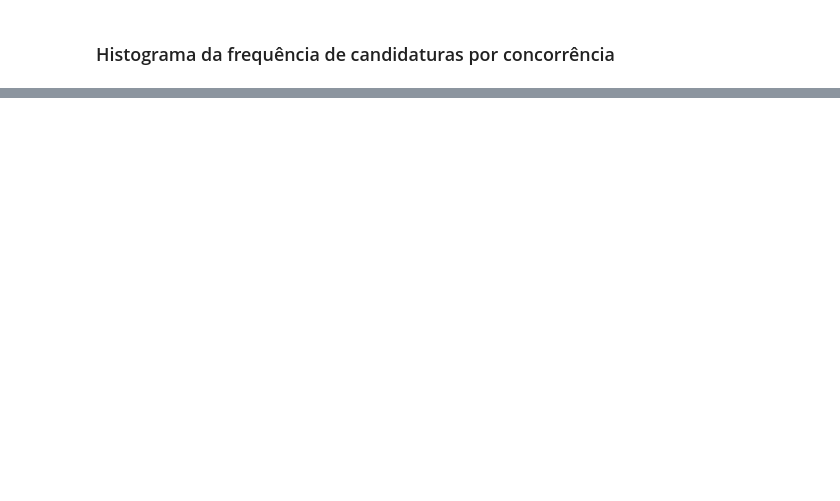
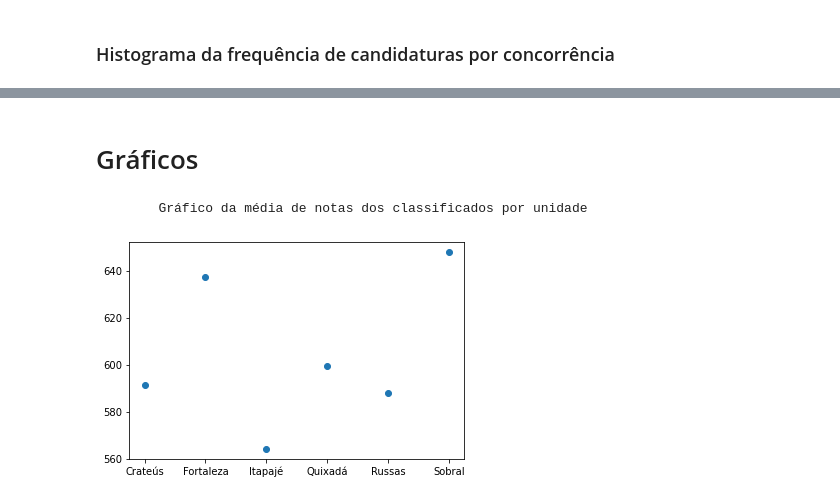
Before and after one commit to Brabissima/Data-Science, a Jupyter notebook: Trabalho 02/Trabalho 02 - Mineração de Dados.ipynb, the cells around one changed output, grey strips where cells are left out. Cells and saved outputs as stored; diff of their text form; code cells hidden in the pictures; blank space fills up the shorter version.

Commit message:
[+] alguns graficos

```diff
--- a/Trabalho 02/Trabalho 02 - Mineração de Dados.ipynb
+++ b/Trabalho 02/Trabalho 02 - Mineração de Dados.ipynb
@@ -147,0 +294,2 @@ Existe correlação entre nota e curso? Existe correlação entre nota e categor
+# %%
+best_fit_distrib(lista_espera, nomes_distrib)
@@ -147,0 +311,10 @@ Existe correlação entre nota e curso? Existe correlação entre nota e categor
+# %% [markdown]
+# Gráficos
+# %%
+media_por_unidade = media_notas_por_atributo(lista_espera, 'Unidade')
+media_classif_unidade = media_classificados_atributo(lista_espera, 'Unidade')
+print('\tGráfico da média de notas dos classificados por unidade')
+grafico_linhas_unidade = plt.scatter(media_classif_unidade.keys(), media_classif_unidade.values())
+# %% [output]
+        Gráfico da média de notas dos classificados por unidade
+[figure, added]
```
Also changed, not shown: parts of 32 cells of this notebook.
